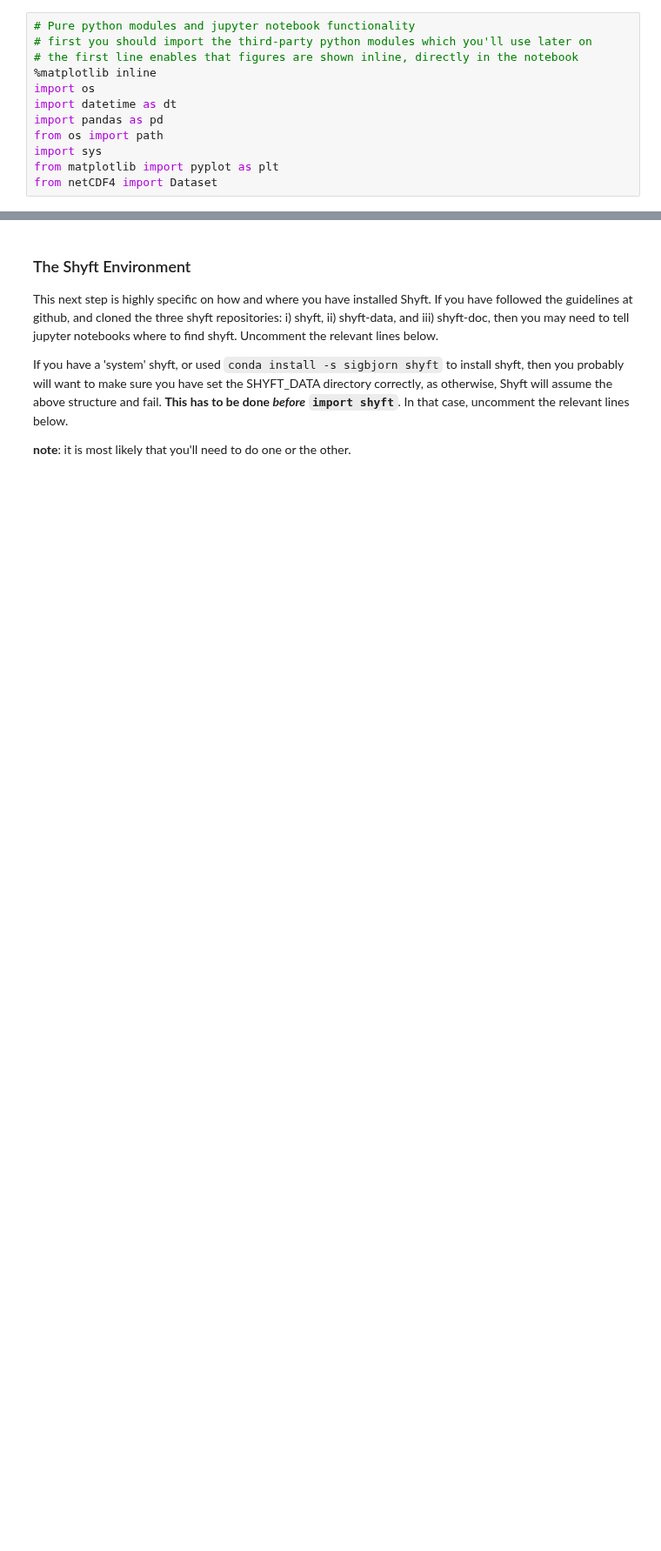
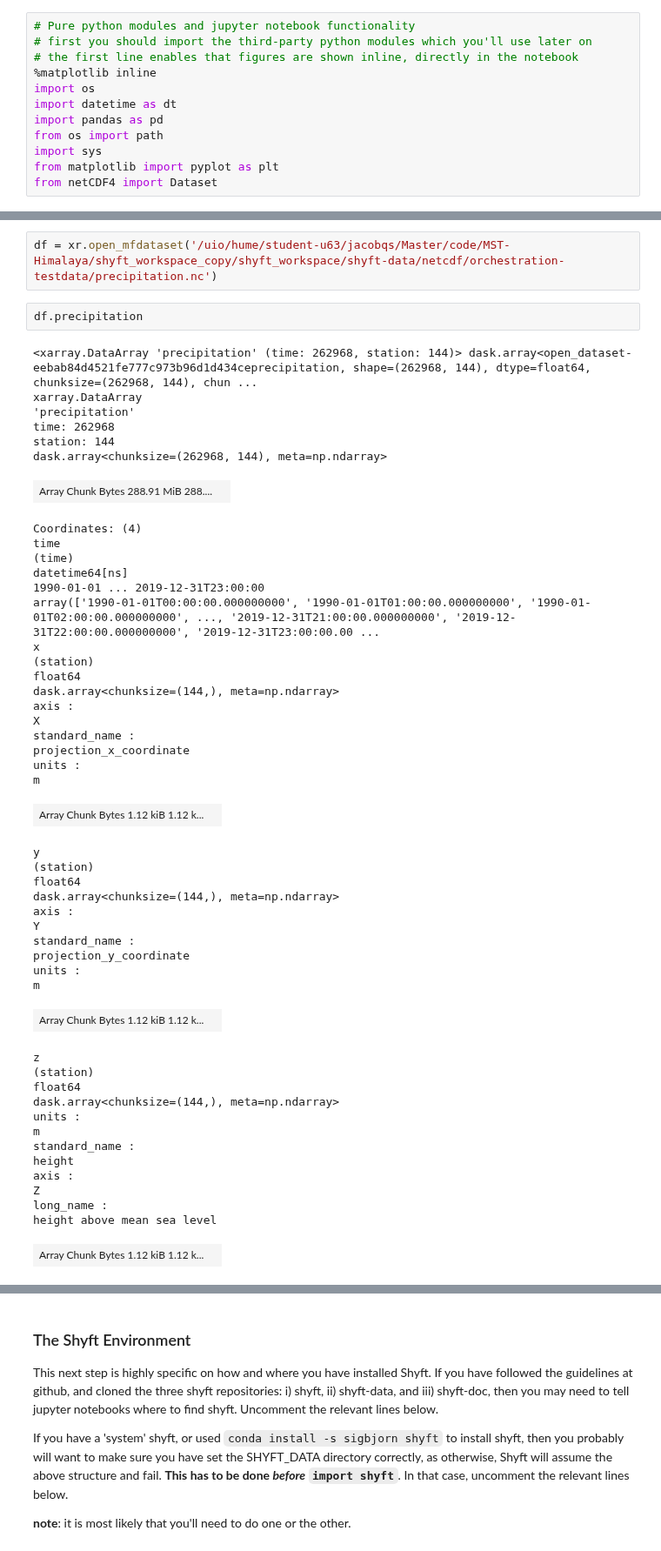
Before and after one commit to jacobqs/MST-Himalaya, a Jupyter notebook: shyft_workspace_copy/shyft_workspace/shyft-doc/public/notebooks/budhi_gandaki/repositories-intro.ipynb, the cells around one changed output, grey strips where cells are left out. Shown at 87% size. Saved outputs shown, nothing was run; the diff lists cells and outputs as text; blank space fills up the shorter version.

```diff
--- a/shyft_workspace_copy/shyft_workspace/shyft-doc/public/notebooks/budhi_gandaki/repositories-intro.ipynb
+++ b/shyft_workspace_copy/shyft_workspace/shyft-doc/public/notebooks/budhi_gandaki/repositories-intro.ipynb
@@ -36,0 +43,53 @@ from netCDF4 import Dataset
+# %%
+df = xr.open_mfdataset('/uio/hume/student-u63/jacobqs/Master/code/MST-Himalaya/shyft_workspace_copy/shyft_workspace/shyft-data/netcdf/orchestration-testdata/precipitation.nc')
+# %%
+df.precipitation
+# %% [output]
+<xarray.DataArray 'precipitation' (time: 262968, station: 144)> dask.array<open_dataset-eebab84d4521fe777c973b96d1d434ceprecipitation, shape=(262968, 144), dtype=float64, chunksize=(262968, 144), chun ...
+xarray.DataArray
+'precipitation'
+time: 262968
+station: 144
+dask.array<chunksize=(262968, 144), meta=np.ndarray>
+| Array Chunk Bytes 288.91 MiB 288.... |  |
+Coordinates: (4)
+time
+(time)
+datetime64[ns]
+1990-01-01 ... 2019-12-31T23:00:00
+array(['1990-01-01T00:00:00.000000000', '1990-01-01T01:00:00.000000000', '1990-01-01T02:00:00.000000000', ..., '2019-12-31T21:00:00.000000000', '2019-12-31T22:00:00.000000000', '2019-12-31T23:00:00.00 ...
+x
+(station)
+float64
+dask.array<chunksize=(144,), meta=np.ndarray>
+axis :
+X
+standard_name :
+projection_x_coordinate
+units :
+m
+| Array Chunk Bytes 1.12 kiB 1.12 k... |  |
+y
+(station)
+float64
+dask.array<chunksize=(144,), meta=np.ndarray>
+axis :
+Y
+standard_name :
+projection_y_coordinate
+units :
+m
+| Array Chunk Bytes 1.12 kiB 1.12 k... |  |
+z
+(station)
+float64
+dask.array<chunksize=(144,), meta=np.ndarray>
+units :
+m
+standard_name :
+height
+axis :
+Z
+long_name :
+height above mean sea level
+| Array Chunk Bytes 1.12 kiB 1.12 k... |  |
```
Also changed, not shown: parts of 20 cells of this notebook, 3 other files.
